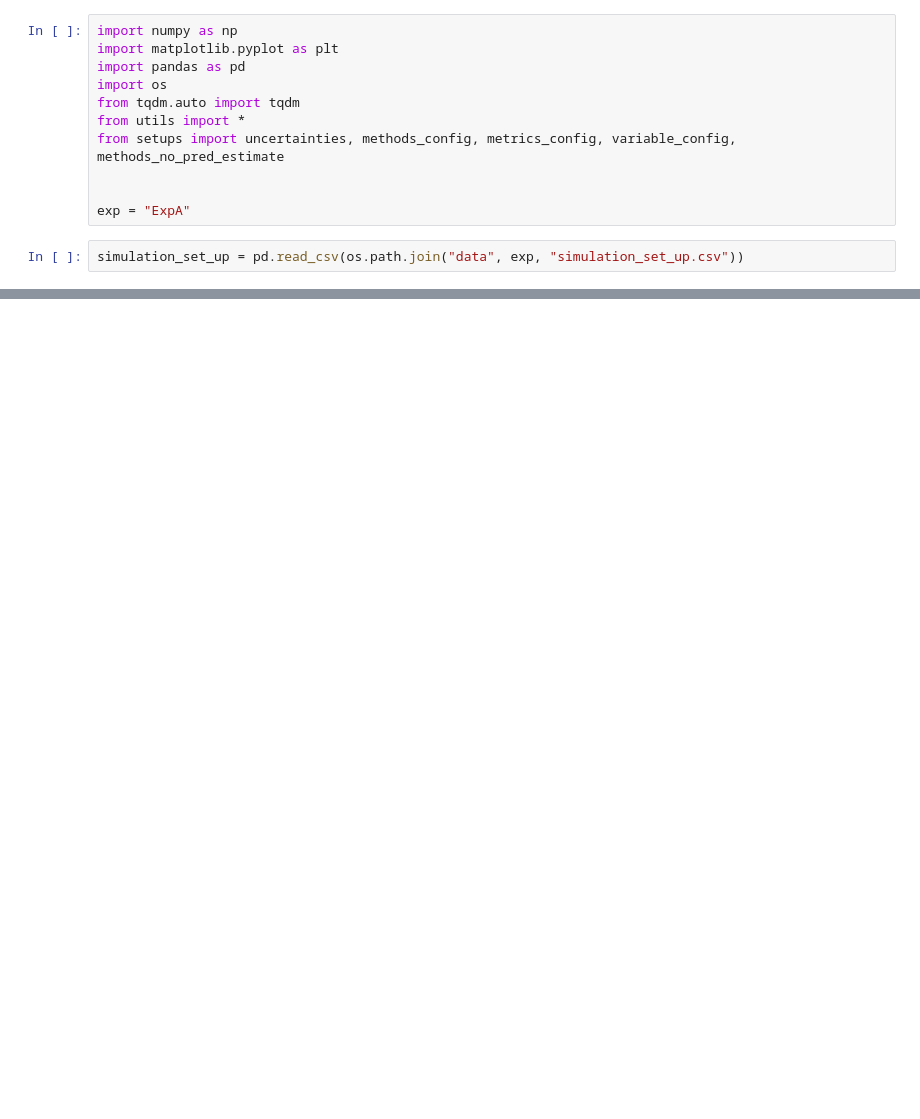
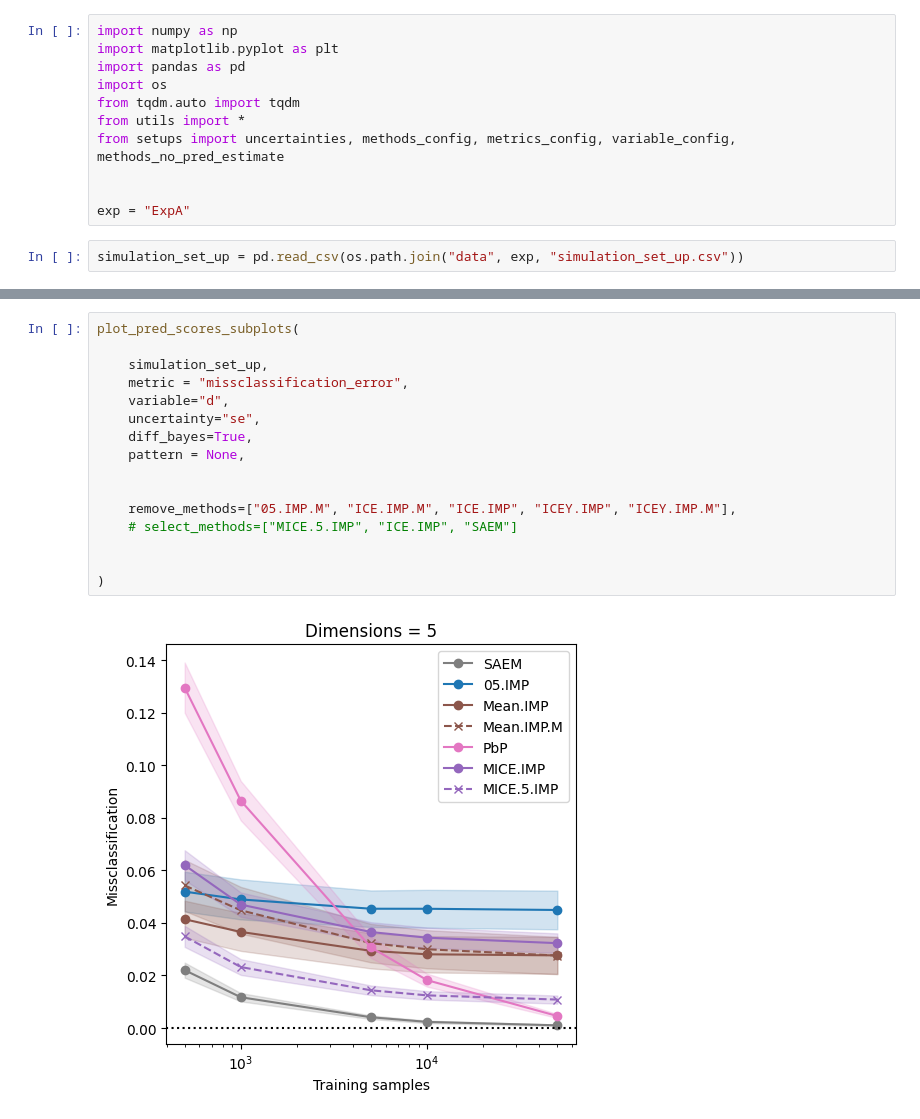
Before and after one commit to ChristopheMuller/logistic_with_NAs, a Jupyter notebook: 7_plot_pred_scores.ipynb, the cells around one changed output, grey strips where cells are left out. Drawn from its saved outputs; the diff is of its cells as text; blank space fills up the shorter version.

```diff
--- a/7_plot_pred_scores.ipynb
+++ b/7_plot_pred_scores.ipynb
@@ -171,0 +189,18 @@ plot_pred_scores_subplots(
+# %%
+plot_pred_scores_subplots(
+
+    simulation_set_up,
+    metric = "missclassification_error",
+    variable="d",
+    uncertainty="se",
+    diff_bayes=True,
+    pattern = None,
+
+
+    remove_methods=["05.IMP.M", "ICE.IMP.M", "ICE.IMP", "ICEY.IMP", "ICEY.IMP.M"],
+    # select_methods=["MICE.5.IMP", "ICE.IMP", "SAEM"]
+
+
+)
+# %% [output]
+[figure, added]
```
Also changed, not shown: parts of 2 cells of this notebook, 7 other files.
